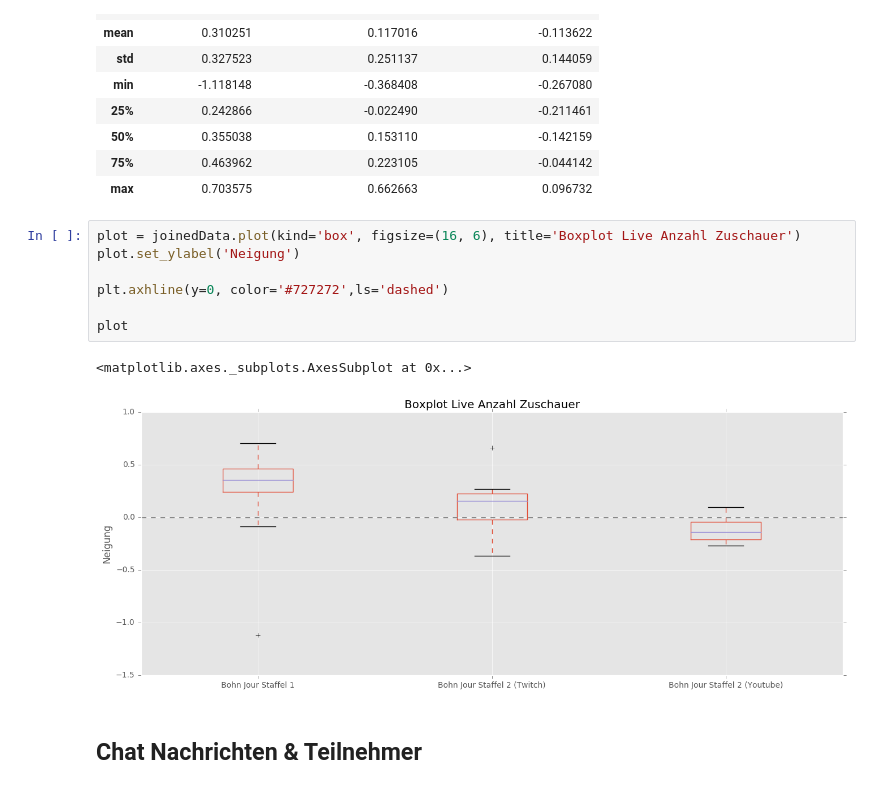
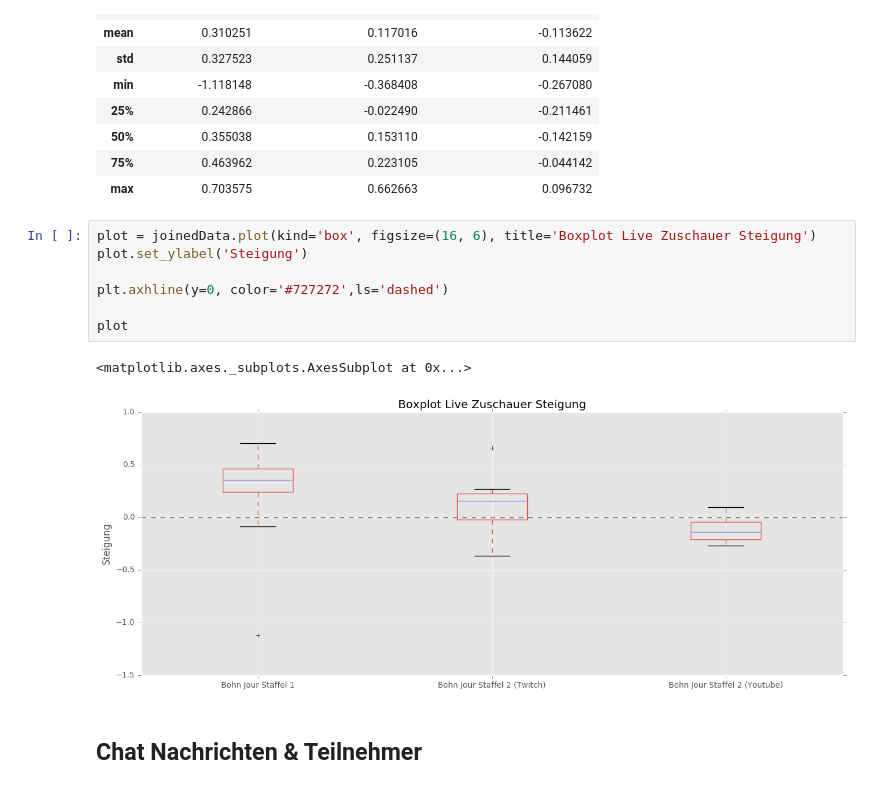
Before and after one commit to rbtvstats/rbtvstats, a Jupyter notebook: notebooks/bohn_jour.ipynb, the cells around one changed output. Drawn from its saved outputs; the diff is of its cells as text.

```diff
--- a/notebooks/bohn_jour.ipynb
+++ b/notebooks/bohn_jour.ipynb
@@ -340,15 +340,15 @@ joinedData.describe()
 | 75% | 0.463962 | 0.223105 | -0.044142 |
 | max | 0.703575 | 0.662663 | 0.096732 |
 # %%
-plot = joinedData.plot(kind='box', figsize=(16, 6), title='Boxplot Live Anzahl Zuschauer')
-plot.set_ylabel('Neigung')
+plot = joinedData.plot(kind='box', figsize=(16, 6), title='Boxplot Live Zuschauer Steigung')
+plot.set_ylabel('Steigung')
 
 plt.axhline(y=0, color='#727272',ls='dashed')
 
 plot
 # %% [output]
 <matplotlib.axes._subplots.AxesSubplot at 0x...>
-[figure, old version]
+[figure, new version]
 # %% [markdown]
 ## Chat Nachrichten & Teilnehmer
 # %%
```
